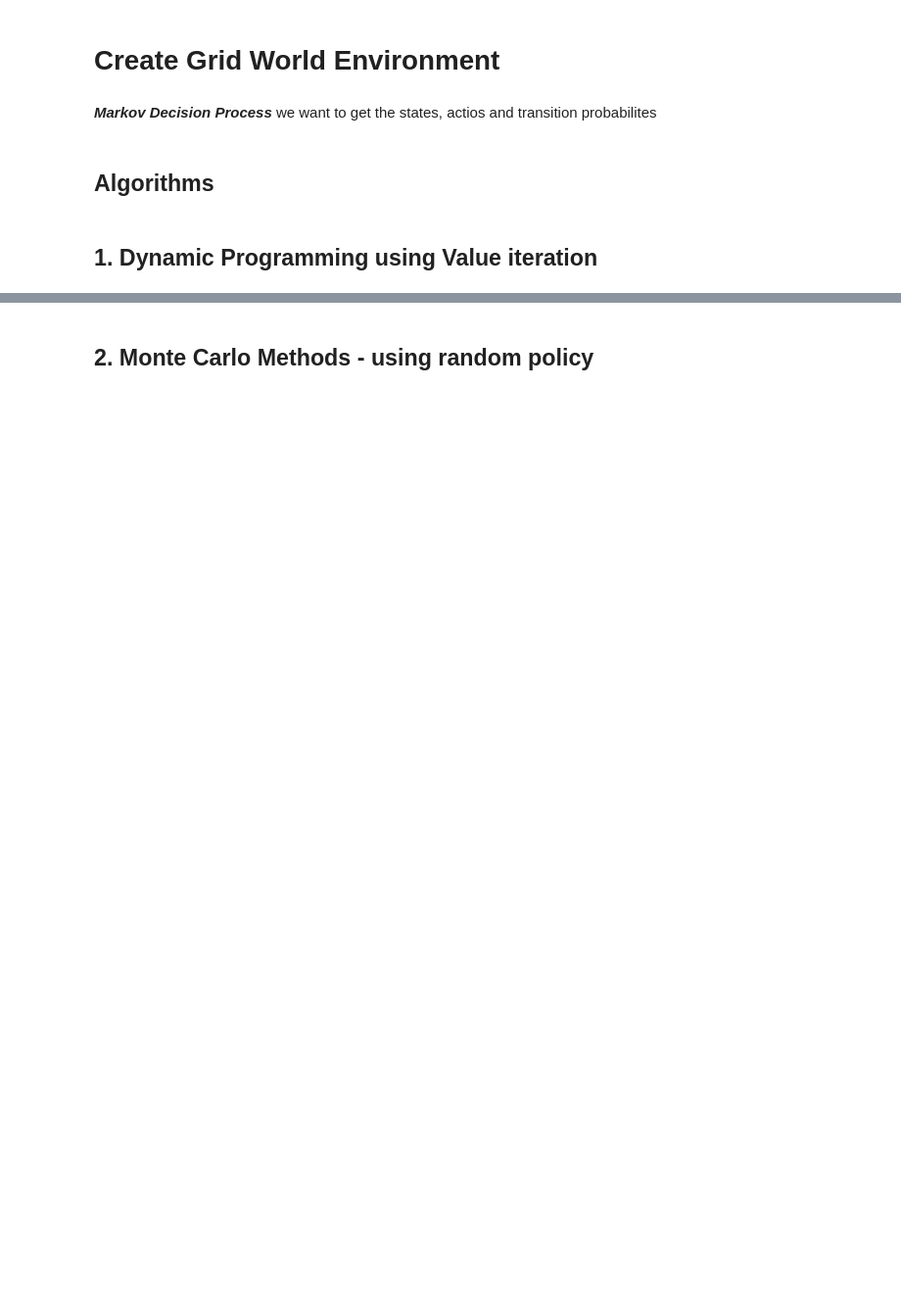
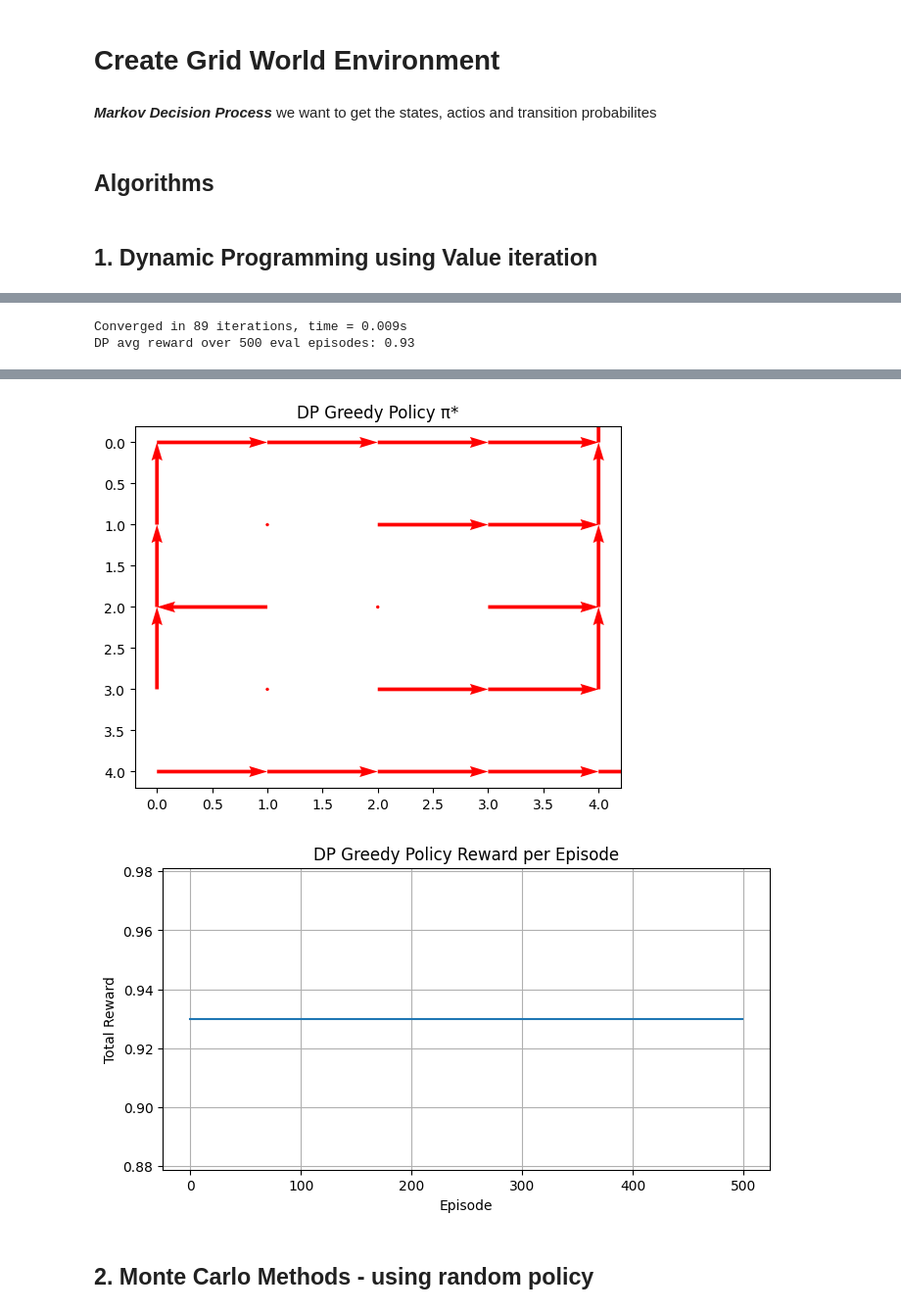
Before and after one commit to RyanWri/afeka-homework, a Jupyter notebook: rl_homework_2/rl_hw2.ipynb, the cells around one changed output, grey strips where cells are left out. Shown at 98% size. Saved outputs shown, nothing was run; the diff lists cells and outputs as text; code cells hidden in the pictures; blank space fills up the shorter version.

```diff
--- a/rl_homework_2/rl_hw2.ipynb
+++ b/rl_homework_2/rl_hw2.ipynb
@@ -60,0 +20,60 @@ Converged in 89 iterations, time = 0.008s
+# %%
+import time
+from utils import (
+    RLConfig,
+    RLResult,
+    plot_value_function,
+    plot_policy_arrows_from_q,
+    record_episode_metrics,
+    plot_episode_rewards,
+)
+
+config = RLConfig(gamma=0.9)  # use γ=0.9 as per assignment
+# We'll evaluate policies for: DP, Q-Learning, SARSA, TD(λ)
+eval_config = RLConfig(episodes=500, max_steps=100)
+
+start_time = time.time()
+V_opt, pi_opt, iterations = value_iteration(
+    states, actions, transition_probabilites, gamma=config.gamma, theta=1e-4
+)
+elapsed = time.time() - start_time
+
+result_dp = RLResult(
+    name="Value Iteration (DP)",
+    time_seconds=elapsed,
+    iterations=iterations,
+    value_function=V_opt,
+    policy=pi_opt,
+    notes="Converged using full environment model",
+)
+
+# 1) Value Iteration policy
+dp_policy = lambda s: result_dp.policy[s]
+dp_rewards, _, _ = record_episode_metrics(env, dp_policy, eval_config)
+result_dp.rewards_per_episode = dp_rewards
+
+print(
+    f"Converged in {result_dp.iterations} iterations, time = {result_dp.time_seconds:.3f}s"
+)
+print(
+    f"DP avg reward over {eval_config.episodes} eval episodes: {np.mean(dp_rewards):.2f}"
+)
+
+
+# 3) Plot the optimal value function
+plot_value_function(
+    result_dp.value_function, env, title=f"DP Value Function V* (γ={config.gamma})"
+)
+
+# 4) Plot the greedy policy π* using our arrow‐plotting utility
+#    We turn π into a “dummy Q” so we can reuse plot_policy_arrows_from_q:
+Q_dummy = {
+    (s, a): 1.0 if a == result_dp.policy[s] else 0.0 for s in states for a in actions
+}
+plot_policy_arrows_from_q(Q_dummy, env, title="DP Greedy Policy π*")
+
+plot_episode_rewards(dp_rewards, title="DP Greedy Policy Reward per Episode")
+# └───────────────────────────────────────────────────────────────────────────────
+# %% [output]
+Converged in 89 iterations, time = 0.009s
+DP avg reward over 500 eval episodes: 0.93
@@ -61,3 +82,5 @@ Converged in 89 iterations, time = 0.008s
+[figure, added]
+[figure, added]
 # %% [markdown]
 ## 2. Monte Carlo Methods - using random policy
 # %%
```
Also changed, not shown: parts of 12 cells of this notebook, 1 other file.
